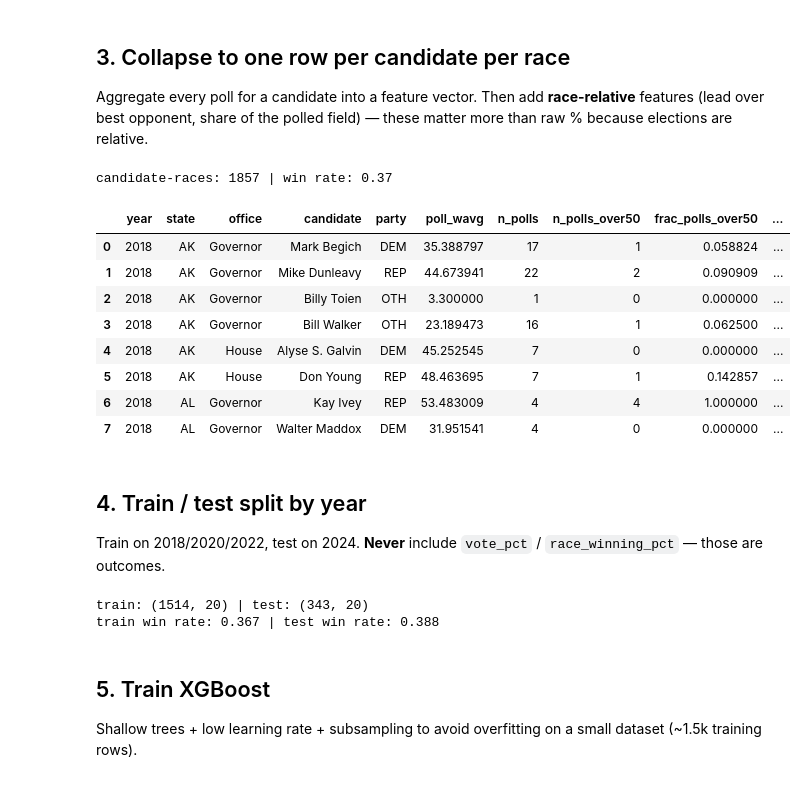
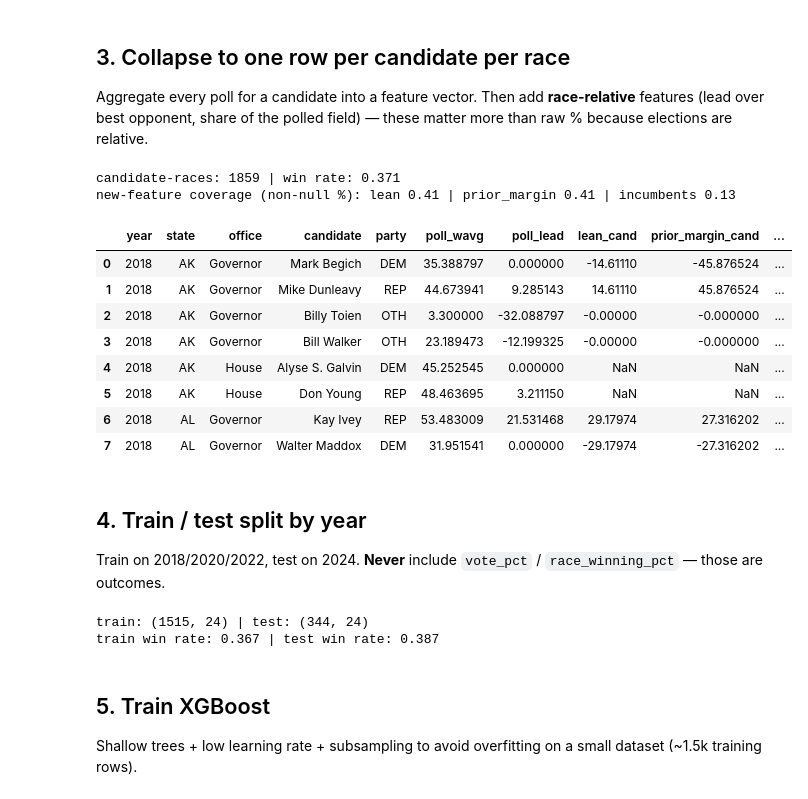
Before and after one commit to pjmerica/Polls-prediction-model, a Jupyter notebook: model.ipynb, the cells around one changed output. Drawn from its saved outputs; the diff is of its cells as text; code cells hidden in the pictures.

```diff
--- a/model.ipynb
+++ b/model.ipynb
@@ -69,56 +163,78 @@ def wmean(values, weights):
 
 Aggregate every poll for a candidate into a feature vector. Then add **race-relative** features (lead over best opponent, share of the polled field) — these matter more than raw % because elections are relative.
 # %%
+d['district'] = d['district'].fillna('').astype(str).replace('nan', '')
+
 rows = []
 for race_id, g in d.groupby('race_id'):
     for ck, gc in g.groupby('cand_key'):
         gc = gc.sort_values('end_date')
         last30 = gc[gc['days_to_elec'] <= 30]
+        yr = int(gc['year'].iloc[0]); st = gc['state'].iloc[0]
+        of = gc['office'].iloc[0];   di = str(gc['district'].iloc[0])
+        party = gc['party_std'].iloc[0]
+
+        # external features, signed toward THIS candidate's party (+ = favorable)
+        lean = dist_lean.get((st, di)) if of == 'House' else state_lean.get(st)
+        incp = inc_map.get((yr, st, of, di))
+        pm   = prior_margin(yr, st, of, di)
+        sign = 1 if party == 'DEM' else -1 if party == 'REP' else 0
+
         rows.append(dict(
-            race_id=race_id, year=gc['year'].iloc[0], state=gc['state'].iloc[0],
-            office=gc['office'].iloc[0], cand_key=ck, candidate=gc['candidate'].iloc[0],
-            party=gc['party_std'].iloc[0], won=int(gc['won'].iloc[0]),
+            race_id=race_id, year=yr, state=st, office=of, district=di,
+            cand_key=ck, candidate=gc['candidate'].iloc[0], party=party,
+            won=int(gc['won'].iloc[0]),
             poll_avg=gc['pct'].mean(),
             poll_wavg=wmean(gc['pct'], gc['w']),
             poll_last=gc['pct'].iloc[-1],
             poll_last30=(last30['pct'].mean() if len(last30) else gc['pct'].mean()),
             poll_std=gc['pct'].std(),
             n_polls=len(gc),
-            n_polls_over50=int((gc['pct'] > 50).sum()),   # how many of this cand's polls cleared 50%
+            n_polls_over50=int((gc['pct'] > 50).sum()),
             avg_grade=gc['numeric_grade'].mean(),
             avg_pollscore=gc['pollscore'].mean(),
             avg_sample=gc['sample_size'].mean(),
             min_days=gc['days_to_elec'].min(),
+            # --- new external features ---
+            lean_cand=(sign * lean if lean is not None else np.nan),
+            prior_margin_cand=(sign * pm if not (isinstance(pm, float) and np.isnan(pm)) else np.nan),
+            is_incumbent=(1 if incp and incp == party else 0),
+            is_inc_party_race=(1 if incp in ('DEM', 'REP') else 0),
         ))
 cand = pd.DataFrame(rows)
 
 # race-relative features
 cand['field_best'] = cand.groupby('race_id')['poll_wavg'].transform(
     lambda s: s.nlargest(2).min() if len(s) > 1 else s.max())
 cand['poll_lead']  = cand['poll_wavg'] - cand['field_best']
 cand['poll_share'] = cand['poll_wavg'] / cand.groupby('race_id')['poll_wavg'].transform('sum')
 cand['n_cands']    = cand.groupby('race_id')['cand_key'].transform('count')
-cand['race_total_polls'] = cand.groupby('race_id')['n_polls'].transform('sum')  # all poll rows in the race
-cand['frac_polls_over50'] = cand['n_polls_over50'] / cand['n_polls']            # share of own polls over 50%
+cand['race_total_polls']  = cand.groupby('race_id')['n_polls'].transform('sum')
+cand['frac_polls_over50'] = cand['n_polls_over50'] / cand['n_polls']
 cand['is_dem']     = (cand['party'] == 'DEM').astype(int)
 cand['is_rep']     = (cand['party'] == 'REP').astype(int)
 cand['is_senate']  = (cand['office'] == 'Senate').astype(int)
 cand['is_gov']     = (cand['office'] == 'Governor').astype(int)
 
 print('candidate-races:', len(cand), '| win rate:', round(cand['won'].mean(), 3))
-cand[['year','state','office','candidate','party','poll_wavg','n_polls',
-      'n_polls_over50','frac_polls_over50','race_total_polls','poll_lead','won']].head(8)
+print('new-feature coverage (non-null %):',
+      'lean', round(cand['lean_cand'].notna().mean(), 2),
+      '| prior_margin', round(cand['prior_margin_cand'].notna().mean(), 2),
+      '| incumbents', round(cand['is_incumbent'].mean(), 2))
+cand[['year','state','office','candidate','party','poll_wavg','poll_lead',
+      'lean_cand','prior_margin_cand','is_incumbent','won']].head(8)
 # %% [output]
-candidate-races: 1857 | win rate: 0.37
+candidate-races: 1859 | win rate: 0.371
+new-feature coverage (non-null %): lean 0.41 | prior_margin 0.41 | incumbents 0.13
-|  | year | state | office | candidate | party | poll_wavg | n_polls | n_polls_over50 | frac_polls_over50 | ... |
-| 0 | 2018 | AK | Governor | Mark Begich | DEM | 35.388797 | 17 | 1 | 0.058824 | ... |
-| 1 | 2018 | AK | Governor | Mike Dunleavy | REP | 44.673941 | 22 | 2 | 0.090909 | ... |
-| 2 | 2018 | AK | Governor | Billy Toien | OTH | 3.300000 | 1 | 0 | 0.000000 | ... |
-| 3 | 2018 | AK | Governor | Bill Walker | OTH | 23.189473 | 16 | 1 | 0.062500 | ... |
-| 4 | 2018 | AK | House | Alyse S. Galvin | DEM | 45.252545 | 7 | 0 | 0.000000 | ... |
-| 5 | 2018 | AK | House | Don Young | REP | 48.463695 | 7 | 1 | 0.142857 | ... |
-| 6 | 2018 | AL | Governor | Kay Ivey | REP | 53.483009 | 4 | 4 | 1.000000 | ... |
-| 7 | 2018 | AL | Governor | Walter Maddox | DEM | 31.951541 | 4 | 0 | 0.000000 | ... |
+|  | year | state | office | candidate | party | poll_wavg | poll_lead | lean_cand | prior_margin_cand | ... |
+| 0 | 2018 | AK | Governor | Mark Begich | DEM | 35.388797 | 0.000000 | -14.61110 | -45.876524 | ... |
+| 1 | 2018 | AK | Governor | Mike Dunleavy | REP | 44.673941 | 9.285143 | 14.61110 | 45.876524 | ... |
+| 2 | 2018 | AK | Governor | Billy Toien | OTH | 3.300000 | -32.088797 | -0.00000 | -0.000000 | ... |
+| 3 | 2018 | AK | Governor | Bill Walker | OTH | 23.189473 | -12.199325 | -0.00000 | -0.000000 | ... |
+| 4 | 2018 | AK | House | Alyse S. Galvin | DEM | 45.252545 | 0.000000 | NaN | NaN | ... |
+| 5 | 2018 | AK | House | Don Young | REP | 48.463695 | 3.211150 | NaN | NaN | ... |
+| 6 | 2018 | AL | Governor | Kay Ivey | REP | 53.483009 | 21.531468 | 29.17974 | 27.316202 | ... |
+| 7 | 2018 | AL | Governor | Walter Maddox | DEM | 31.951541 | 0.000000 | -29.17974 | -27.316202 | ... |
 # %% [markdown]
 ## 4. Train / test split by year
 
@@ -130,6 +246,7 @@ FEATURES = [
     'avg_grade','avg_pollscore','avg_sample','min_days',
     'poll_lead','poll_share','n_cands',
     'is_dem','is_rep','is_senate','is_gov',
+    'lean_cand','prior_margin_cand','is_incumbent','is_inc_party_race',
 ]
 
 train = cand[cand['year'] <= 2022]
@@ -139,8 +256,8 @@ X_test,  y_test  = test[FEATURES],  test['won']
 print('train:', X_train.shape, '| test:', X_test.shape)
 print('train win rate:', round(y_train.mean(), 3), '| test win rate:', round(y_test.mean(), 3))
 # %% [output]
-train: (1514, 20) | test: (343, 20)
-train win rate: 0.367 | test win rate: 0.388
+train: (1515, 24) | test: (344, 24)
+train win rate: 0.367 | test win rate: 0.387
 # %% [markdown]
 ## 5. Train XGBoost
 
```
Also changed, not shown: parts of 8 cells of this notebook, 1 other file.
